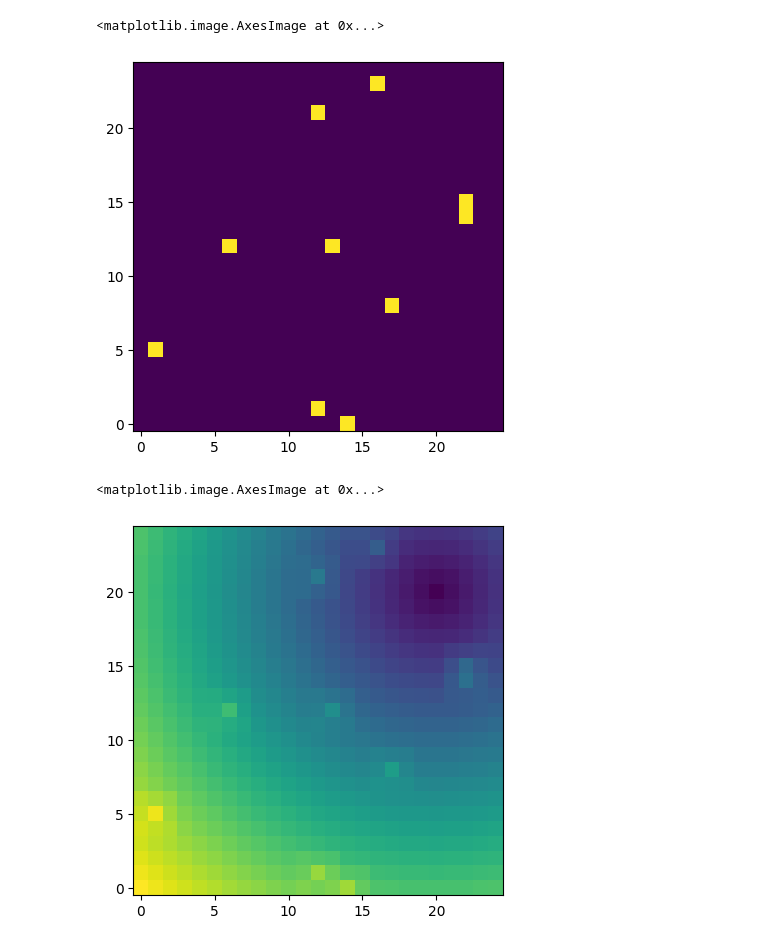
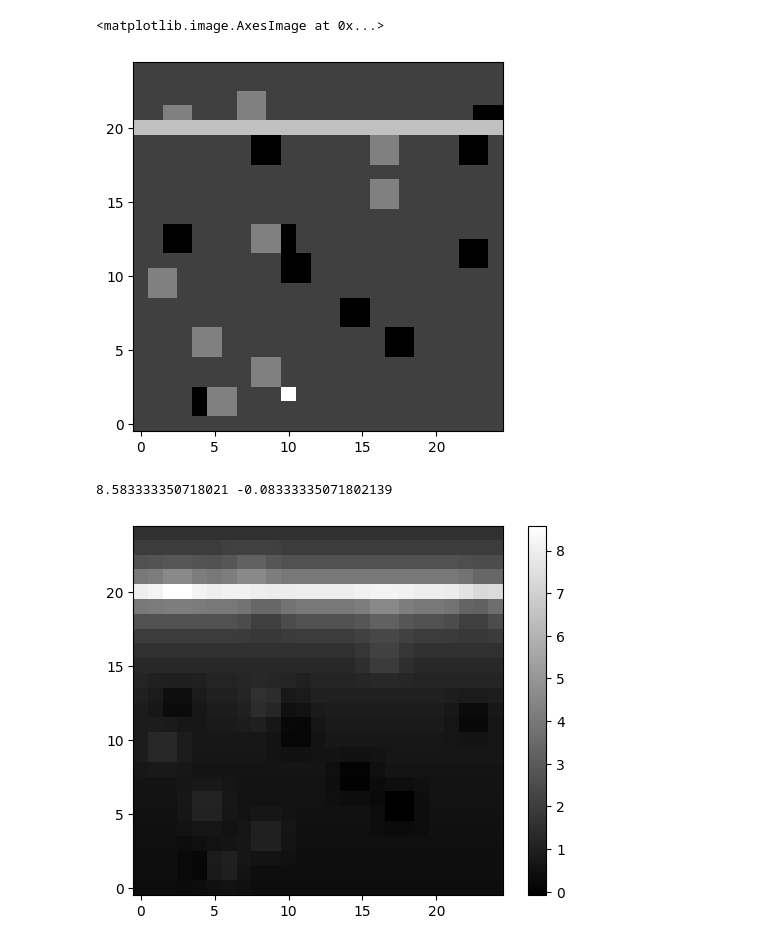
Before and after one commit to Sebibi/micro-502, a Jupyter notebook: controllers/main/gradient_following.py.ipynb, the cells around one changed output. Drawn from its saved outputs; the diff is of its cells as text; code cells hidden in the pictures.

```diff
--- a/controllers/main/gradient_following.py.ipynb
+++ b/controllers/main/gradient_following.py.ipynb
@@ -17,28 +5,66 @@ plt.imshow(data, cmap='viridis', origin='lower')
 # %%
-map = np.zeros((25, 25))
-map[np.random.randint(0, 25, 10), np.random.randint(0, 25, 10)] = 1
-plt.imshow(map, cmap='viridis', origin='lower')
+resolution = 1
+map_size = int(25 / resolution)
+map = np.zeros((map_size, map_size))
+obstacles = np.random.randint(1, 24, size=(10, 2))
+obstacles1 = obstacles + np.array([0, 1])
+obstacles2 = obstacles + np.array([1, 0])
+obstacles3 = obstacles + np.array([1, 1])
+
+map[obstacles[:, 0], obstacles[:, 1]] = -1
+map[obstacles1[:, 0], obstacles1[:, 1]] = -1
+map[obstacles2[:, 0], obstacles2[:, 1]] = -1
+map[obstacles3[:, 0], obstacles3[:, 1]] = -1
+
+obstacles = np.random.randint(1, 24, size=(10, 2))
+obstacles1 = obstacles + np.array([0, 1])
+obstacles2 = obstacles + np.array([1, 0])
+obstacles3 = obstacles + np.array([1, 1])
+
+
+obstacles1 = obstacles + np.array([0, 1])
+obstacles2 = obstacles + np.array([1, 0])
+obstacles3 = obstacles + np.array([1, 1])
+
+map[obstacles[:, 0], obstacles[:, 1]] = 1
+map[obstacles1[:, 0], obstacles1[:, 1]] = 1
+map[obstacles2[:, 0], obstacles2[:, 1]] = 1
+map[obstacles3[:, 0], obstacles3[:, 1]] = 1
+
+start_pos = (2, 10)
+goals = [[int(20/resolution), i] for i in range(len(map))]
+goals = np.array(goals)
+
+temp_map = map.copy()
+
+temp_map[goals[:, 0], goals[:, 1]] = 2
+temp_map[start_pos[0], start_pos[1]] = 3
+plt.imshow(temp_map, cmap='gray', origin='lower')
 # %% [output]
 <matplotlib.image.AxesImage at 0x...>
-[figure, old version]
+[figure, new version]
 # %%
-def get_potential(map, goal):
+def get_potential(map: np.ndarray, goals: np.array) -> np.ndarray:
     # Convolve map
     kernel = np.array([[1, 1, 1], [1, 4, 1], [1, 1, 1]], dtype=np.float32)
     kernel /= np.sum(kernel)
     map = convolve2d(map, kernel, mode='same', boundary='fill', fillvalue=0)
     # map = convolve2d(map, kernel, mode='same', boundary='fill', fillvalue=0)
 
     potential = np.zeros_like(map)
     for i in range(map.shape[0]):
         for j in range(map.shape[1]):
-            distance = np.sqrt((i - goal[0])**2 + (j - goal[1])**2)
-            potential[i, j] = distance + map[i, j] * 10
+            distances = np.min(np.linalg.norm(goals - np.array([i, j]), axis=1))
+            inv_distances = 8 / (1 + distances)
+            potential[i, j] = map[i, j] + inv_distances
     return potential
 
-potential = get_potential(map, goal)
-plt.imshow(potential, cmap='viridis', origin='lower')
+potential = get_potential(map, goals)
+print(max(potential.flatten()), min(potential.flatten()))
+plt.imshow(potential, cmap='gray', origin='lower')
+plt.colorbar()
+plt.show()
 # %% [output]
-<matplotlib.image.AxesImage at 0x...>
+8.583333350718021 -0.08333335071802139
-[figure, old version]
+[figure, new version]
 # %%
```
Also changed, not shown: parts of 3 cells of this notebook, 3 other files.
